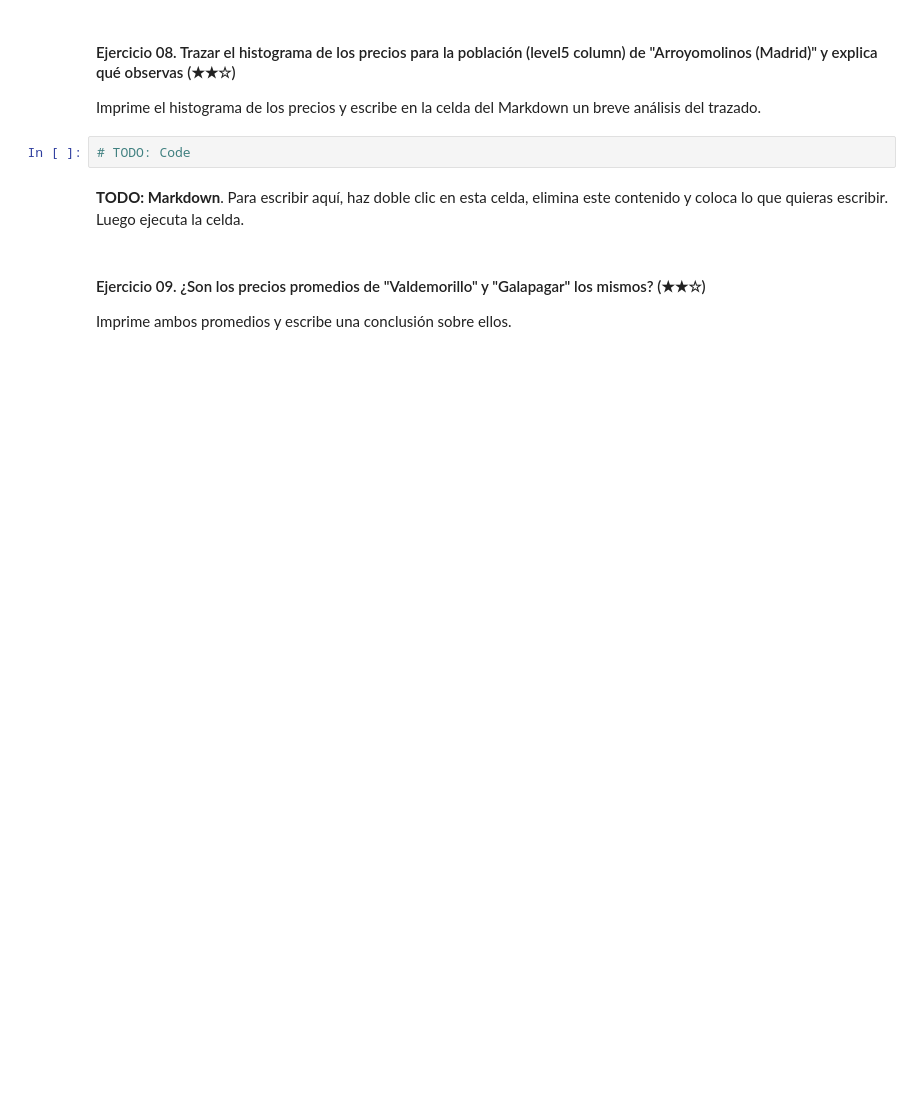
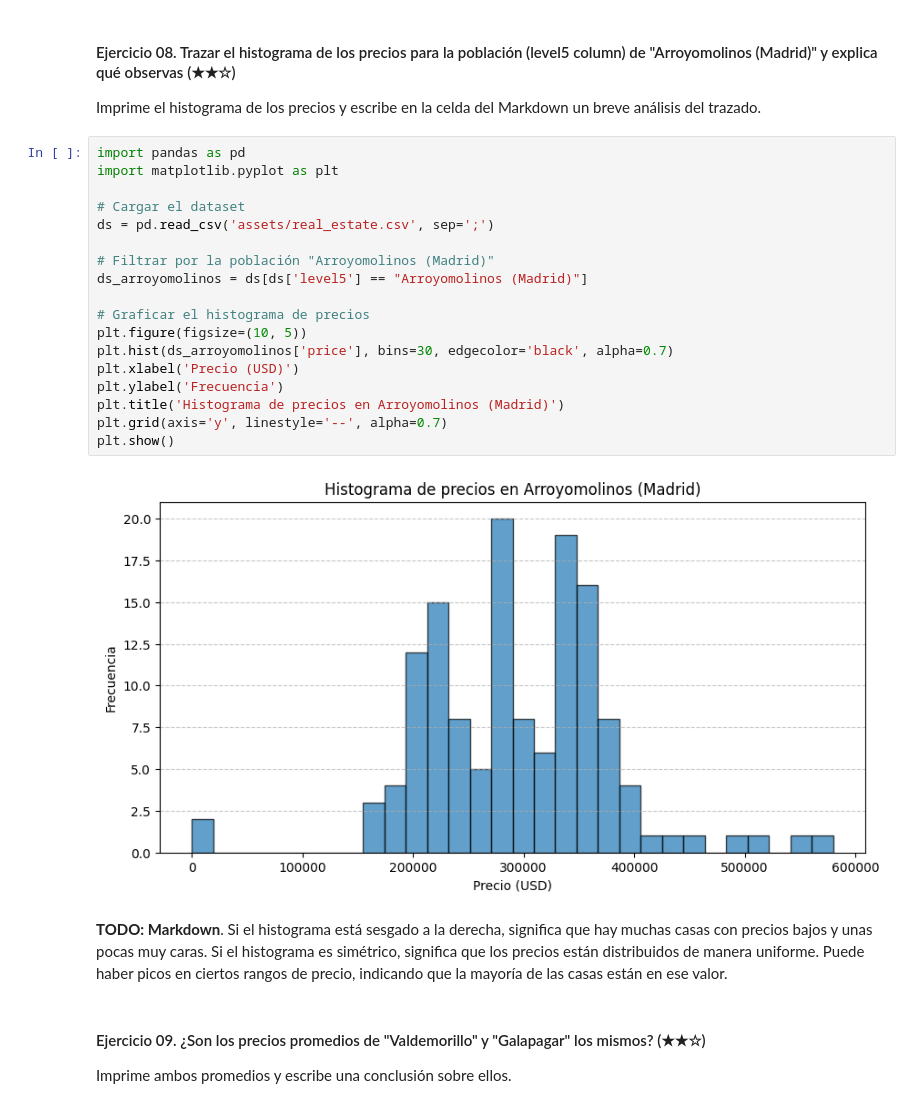
Before and after one commit to 4GeeksAcademy/realestate-datacleanup-exercise, a Jupyter notebook: project.es.ipynb, the cells around one changed output. Saved outputs shown, nothing was run; the diff lists cells and outputs as text; blank space fills up the shorter version.

```diff
--- a/project.es.ipynb
+++ b/project.es.ipynb
@@ -89,9 +231,29 @@ Imprima el valor obtenido.
 
 Imprime el histograma de los precios y escribe en la celda del Markdown un breve análisis del trazado.
 # %%
-# TODO: Code
+import pandas as pd
+import matplotlib.pyplot as plt
+
+# Cargar el dataset
+ds = pd.read_csv('assets/real_estate.csv', sep=';')
+
+# Filtrar por la población "Arroyomolinos (Madrid)"
+ds_arroyomolinos = ds[ds['level5'] == "Arroyomolinos (Madrid)"]
+
+# Graficar el histograma de precios
+plt.figure(figsize=(10, 5))
+plt.hist(ds_arroyomolinos['price'], bins=30, edgecolor='black', alpha=0.7)
+plt.xlabel('Precio (USD)')
+plt.ylabel('Frecuencia')
+plt.title('Histograma de precios en Arroyomolinos (Madrid)')
+plt.grid(axis='y', linestyle='--', alpha=0.7)
+plt.show()
+# %% [output]
+[figure, added]
 # %% [markdown]
-**TODO: Markdown**. Para escribir aquí, haz doble clic en esta celda, elimina este contenido y coloca lo que quieras escribir. Luego ejecuta la celda.
+**TODO: Markdown**. Si el histograma está sesgado a la derecha, significa que hay muchas casas con precios bajos y unas pocas muy caras.
+Si el histograma es simétrico, significa que los precios están distribuidos de manera uniforme.
+Puede haber picos en ciertos rangos de precio, indicando que la mayoría de las casas están en ese valor.
 # %% [markdown]
 #### Ejercicio 09. ¿Son los precios promedios de "Valdemorillo" y "Galapagar" los mismos? (★★☆)
 
```
Also changed, not shown: parts of 25 cells of this notebook.
